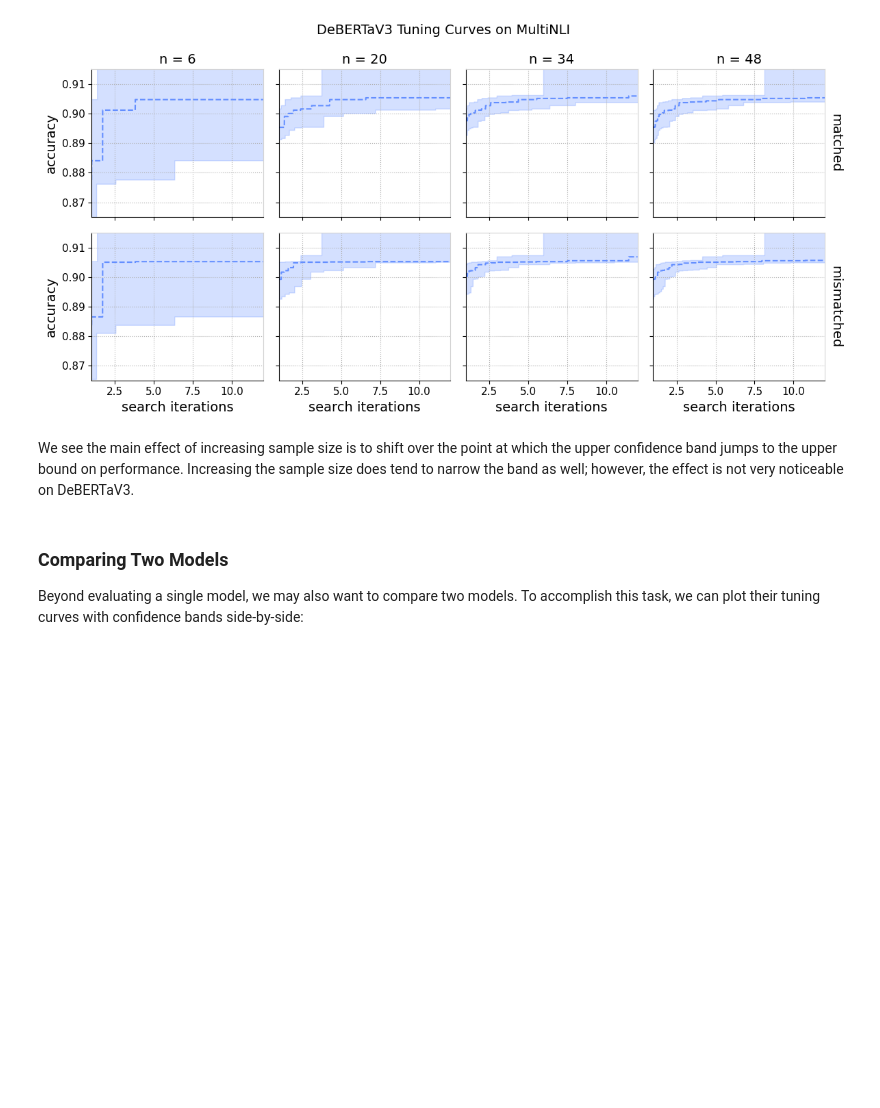
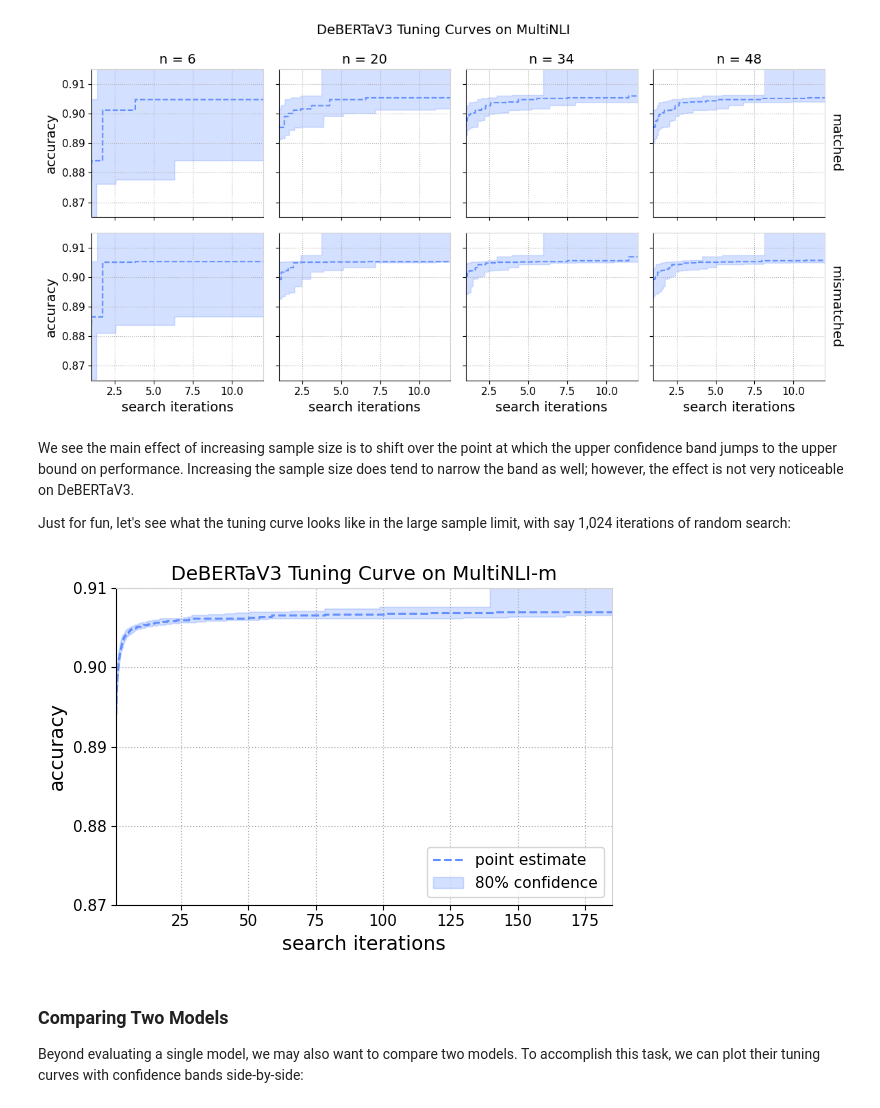
Before and after one commit to nicholaslourie/opda, a Jupyter notebook: nbs/experiments/evaluating-debertav3-with-the-nonparametric-analysis.ipynb, the cells around one changed output. Saved outputs shown, nothing was run; the diff lists cells and outputs as text; code cells hidden in the pictures; blank space fills up the shorter version.

```diff
--- a/nbs/experiments/evaluating-debertav3-with-the-nonparametric-analysis.ipynb
+++ b/nbs/experiments/evaluating-debertav3-with-the-nonparametric-analysis.ipynb
@@ -313,6 +313,59 @@ plt.show()
 [figure]
 # %% [markdown]
 We see the main effect of increasing sample size is to shift over the point at which the upper confidence band jumps to the upper bound on performance. Increasing the sample size does tend to narrow the band as well; however, the effect is not very noticeable on DeBERTaV3.
+
+Just for fun, let's see what the tuning curve looks like in the large sample limit, with say 1,024 iterations of random search:
+# %%
+# Use all the data to obtain a sample of size 1,024.
+ys = model_to_evaluation_to_ys[model][evaluation]
+
+# Construct the confidence bands.
+lower_cdf, point_cdf, upper_cdf =\
+    nonparametric.EmpiricalDistribution.confidence_bands(
+        ys,
+        confidence=confidence,
+        a=y_min,
+        b=y_max,
+        method=band,
+    )
+
+# Plot the confidence bands.
+fig, ax = plt.subplots(nrows=1, ncols=1, figsize=(6, 4.25))
+
+ax.plot(
+    ns_grid,
+    point_cdf.quantile_tuning_curve(ns_grid),
+    label="point estimate",
+    **models[model]["style"],
+)
+ax.fill_between(
+    ns_grid,
+    upper_cdf.quantile_tuning_curve(ns_grid),
+    lower_cdf.quantile_tuning_curve(ns_grid),
+    alpha=0.275,
+    label=f"{confidence * 100:.0f}% confidence",
+    color=models[model]["style"]["color"],
+)
+
+# Format the plot.
+ax.set_xlim(1, 185)
+ax.set_ylim(0.87, 0.91)
+ax.set_yticks(np.linspace(0.87, 0.91, num=5))
+ax.spines["right"].set_color("lightgrey")
+ax.spines["top"].set_color("lightgrey")
+ax.legend(loc="lower right")
+ax.set_xlabel("search iterations")
+ax.set_ylabel("accuracy")
+ax.set_title(
+    f'{models[model]["name"]} Tuning Curve'
+    f' on {evaluations[evaluation]["name"]}',
+)
+
+fig.tight_layout()
+
+plt.show()
+# %% [output]
+[figure, added]
 # %% [markdown]
 ### Comparing Two Models
 
```
Also changed, not shown: parts of 6 cells of this notebook.
